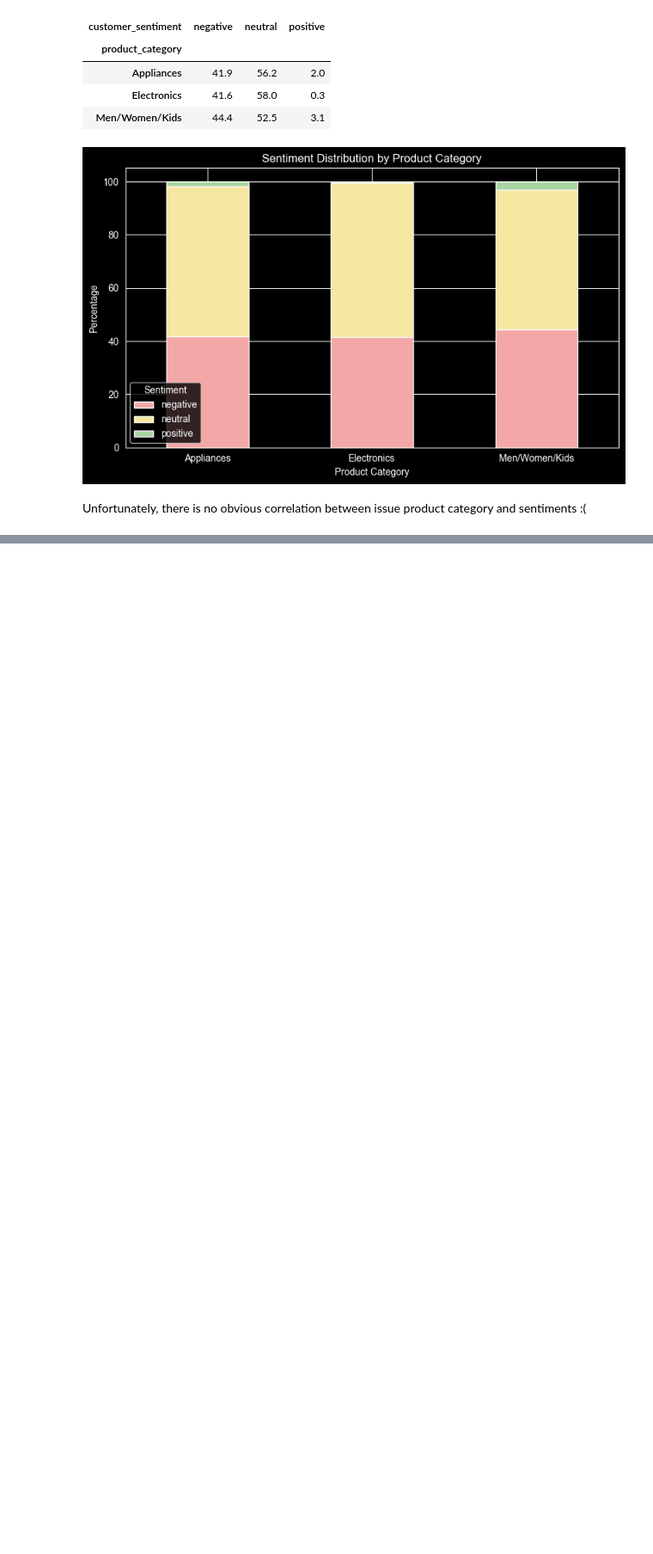
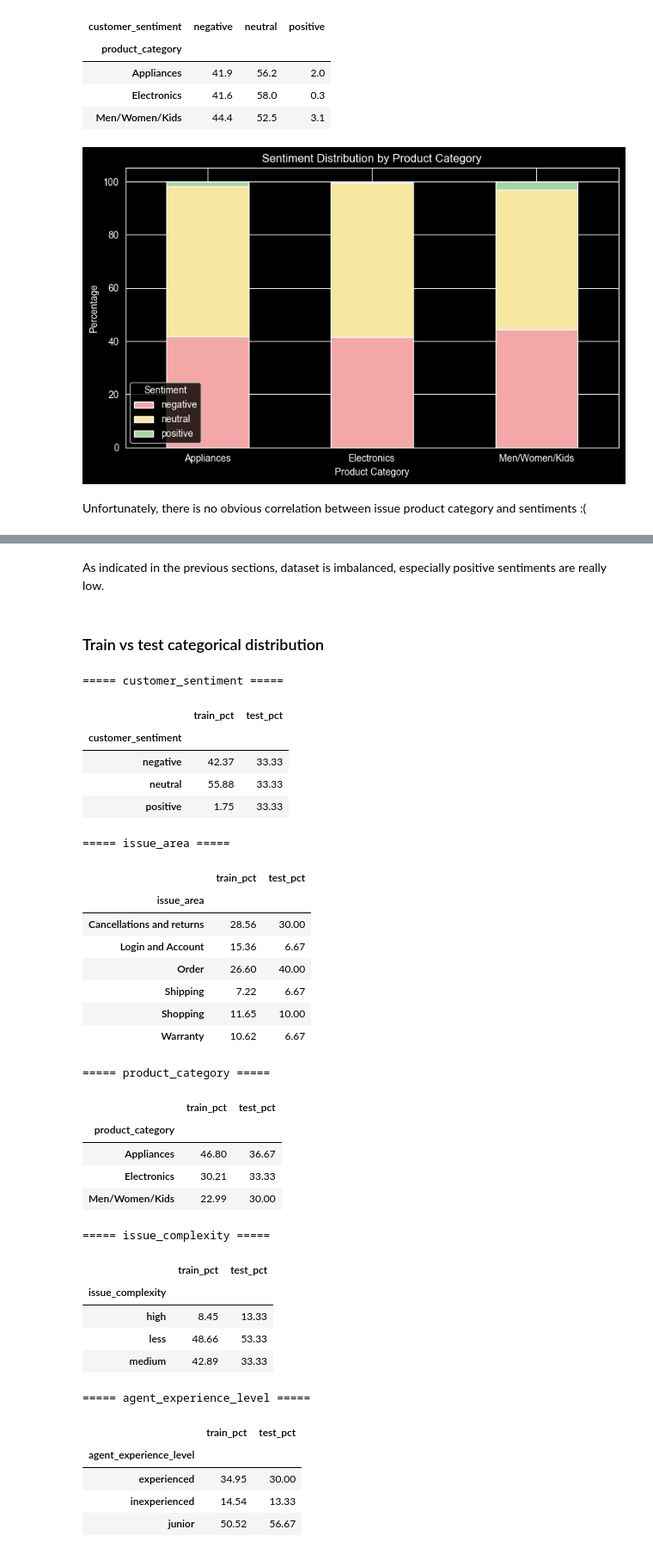
Before and after one commit to ftmoztl/cs-conversation-sentiment-analysis, a Jupyter notebook: analysis/eda.ipynb, the cells around one changed output, grey strips where cells are left out. Shown at 86% size. Saved outputs shown, nothing was run; the diff lists cells and outputs as text; code cells hidden in the pictures; blank space fills up the shorter version.

Commit message:
Add additional analysis to discover the dataset

```diff
--- a/analysis/eda.ipynb
+++ b/analysis/eda.ipynb
@@ -522,0 +717,47 @@ Unfortunately, there is no obvious correlation between issue product category an
+# %% [markdown]
+As indicated in the previous sections, dataset is imbalanced, especially positive sentiments are really low.
+# %% [markdown]
+### Train vs test categorical distribution
+# %%
+compare_cols = ["customer_sentiment","issue_area", "product_category", "issue_complexity", "agent_experience_level"]
+
+for col in compare_cols:
+    print(f"\n===== {col} =====")
+    train_dist = train_df[col].value_counts(normalize=True).sort_index().rename("train_pct") * 100
+    test_dist = test_df[col].value_counts(normalize=True).sort_index().rename("test_pct") * 100
+    comparison = pd.concat([train_dist, test_dist], axis=1).fillna(0).round(2)
+    display(comparison)
+# %% [output]
+===== customer_sentiment =====
+|  | train_pct | test_pct |
+| customer_sentiment |  |  |
+| negative | 42.37 | 33.33 |
+| neutral | 55.88 | 33.33 |
+| positive | 1.75 | 33.33 |
+===== issue_area =====
+|  | train_pct | test_pct |
+| issue_area |  |  |
+| Cancellations and returns | 28.56 | 30.00 |
+| Login and Account | 15.36 | 6.67 |
+| Order | 26.60 | 40.00 |
+| Shipping | 7.22 | 6.67 |
+| Shopping | 11.65 | 10.00 |
+| Warranty | 10.62 | 6.67 |
+===== product_category =====
+|  | train_pct | test_pct |
+| product_category |  |  |
+| Appliances | 46.80 | 36.67 |
+| Electronics | 30.21 | 33.33 |
+| Men/Women/Kids | 22.99 | 30.00 |
+===== issue_complexity =====
+|  | train_pct | test_pct |
+| issue_complexity |  |  |
+| high | 8.45 | 13.33 |
+| less | 48.66 | 53.33 |
+| medium | 42.89 | 33.33 |
+===== agent_experience_level =====
+|  | train_pct | test_pct |
+| agent_experience_level |  |  |
+| experienced | 34.95 | 30.00 |
+| inexperienced | 14.54 | 13.33 |
+| junior | 50.52 | 56.67 |
```
Also changed, not shown: parts of 26 cells of this notebook.
